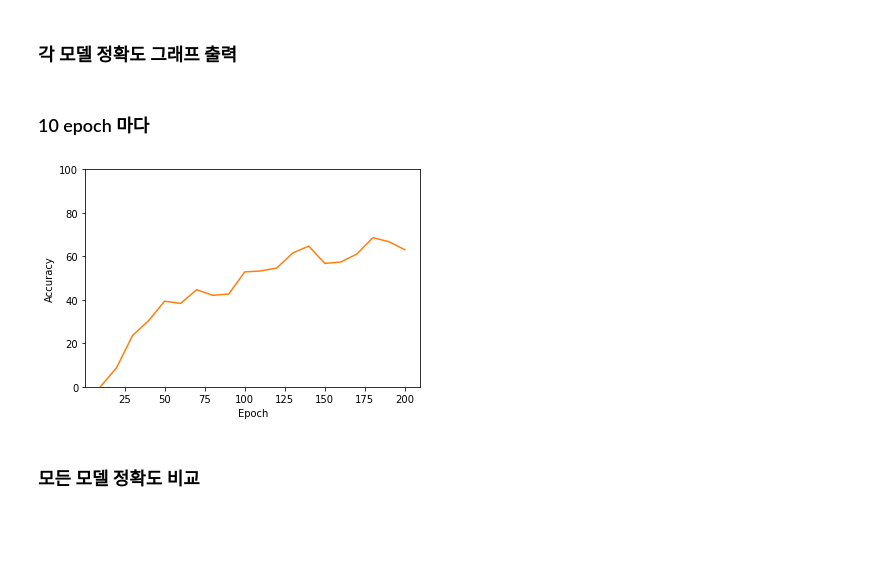
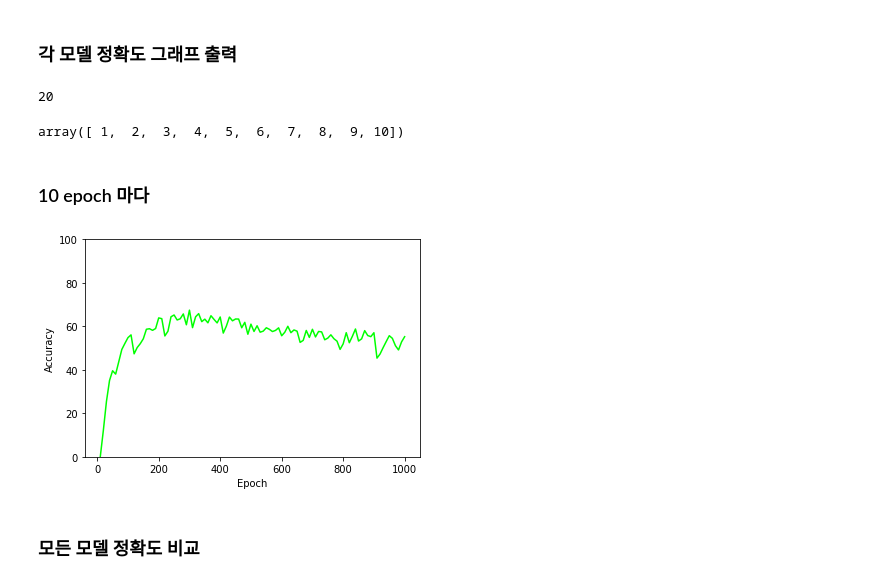
Before and after one commit to aaajeong/Ensemble-for-Generative-Models, a Jupyter notebook: String Arithmetic/code/get_graph.ipynb, the cells around one changed output. Drawn from its saved outputs; the diff is of its cells as text; code cells hidden in the pictures; blank space fills up the shorter version.

```diff
--- a/String Arithmetic/code/get_graph.ipynb
+++ b/String Arithmetic/code/get_graph.ipynb
@@ -5,7 +5,7 @@ import numpy as np
 ### 각 모델 5개 검증정확도 추출
 # %%
 acc_list = []
-f = open("../training_memo/PlusMinus/single_avg/plusminus_single_test.txt", 'r', encoding="utf-8")
+f = open("../training_memo/single_1000epoch/1-single_1000epoch.out", 'r', encoding="utf-8")
 while True:
     line = f.readline()
     if line[:6] == '검증 정확도':
@@ -16,7 +16,7 @@ f.close()
 
 acc_list = []
 
-f = open("./training_memo/PlusMinus/single_avg/2-plusminus_single_test.txt", 'r', encoding="utf-8")
+f = open("../training_memo/single_1000epoch/2-single_1000epoch.out", 'r', encoding="utf-8")
 while True:
     line = f.readline()
     if line[:6] == '검증 정확도':
@@ -27,7 +27,7 @@ f.close()
 
 acc_list = []
 
-f = open("../training_memo/PlusMinus/single_avg/3-plusminus_single_test.txt", 'r', encoding="utf-8")
+f = open("../training_memo/single_1000epoch/3-single_1000epoch.out", 'r', encoding="utf-8")
 while True:
     line = f.readline()
     if line[:6] == '검증 정확도':
@@ -38,7 +38,7 @@ f.close()
 
 acc_list = []
 
-f = open("../training_memo/PlusMinus/single_avg/4-plusminus_single_test.txt", 'r', encoding="utf-8")
+f = open("../training_memo/single_1000epoch/4-single_1000epoch.out", 'r', encoding="utf-8")
 while True:
     line = f.readline()
     if line[:6] == '검증 정확도':
@@ -49,7 +49,7 @@ f.close()
 
 acc_list = []
 
-f = open("../training_memo/PlusMinus/single_avg/5-plusminus_single_test.txt", 'r', encoding="utf-8")
+f = open("../training_memo/single_1000epoch/5-single_1000epoch.out", 'r', encoding="utf-8")
 while True:
     line = f.readline()
     if line[:6] == '검증 정확도':
@@ -66,3 +72,14 @@ acc_list5 = np.array(acc_list5)
+# %%
+results = acc_list1 + acc_list2 + acc_list3 + acc_list4 + acc_list5
+results = results / 5
+
+f = open('../training_memo/get_avg(single_1000epoch).txt', 'w')
+
+for i in range(1000):
+    score = round(results[i], 3)
+    f.write(str(score))
+    f.write('\n')
+f.close()
 # %% [markdown]
 ### 10 epoch 마다
 # %%
@@ -72,7 +89,7 @@ n_acc_list3 = []
 n_acc_list4 = []
 n_acc_list5 = []
 
-for i in range(200):
+for i in range(1000):
     if i % 10 == 0:
         n_acc_list1.append(acc_list1[i])
         n_acc_list2.append(acc_list2[i])
@@ -81,22 +98,31 @@ for i in range(200):
         n_acc_list5.append(acc_list5[i])
 # %% [markdown]
 ### 각 모델 정확도 그래프 출력
+# %%
+len(n_acc_list1[:20])
+# %% [output]
+20
+# %%
+c = np.arange(1, 11, step=1)
+c
+# %% [output]
+array([ 1,  2,  3,  4,  5,  6,  7,  8,  9, 10])
 # %% [markdown]
 ### 10 epoch 마다
 # %%
-# x_values = np.arange(200)
-x_values = [10, 20, 30, 40, 50, 60, 70, 80, 90, 100, 110, 120, 130, 140, 150, 160, 170, 180, 190, 200]
-plt.plot(x_values, n_acc_list1, color="#ff7f0e")
+x_values = np.arange(10, 1010, 10)
+
+plt.plot(x_values, n_acc_list5, color="lime")
 # plt.scatter(x_values, n_acc_list1, c = '#ff7f0e')
 # plt.legend(['Soft Voting'])
 plt.ylim(0, 100)
 plt.xlabel('Epoch')
 plt.ylabel('Accuracy')
 # plt.title('PlusMinus Accuracy')
 # plt.savefig('Single-1.png', dpi=300, bbox_inches='tight', pad_inches=0)
 plt.show()
 # %% [output]
-[figure, old version]
+[figure, new version]
 # %% [markdown]
 ### 모든 모델 정확도 비교
 # %%
```
Also changed, not shown: parts of 5 cells of this notebook, 32 other files.
